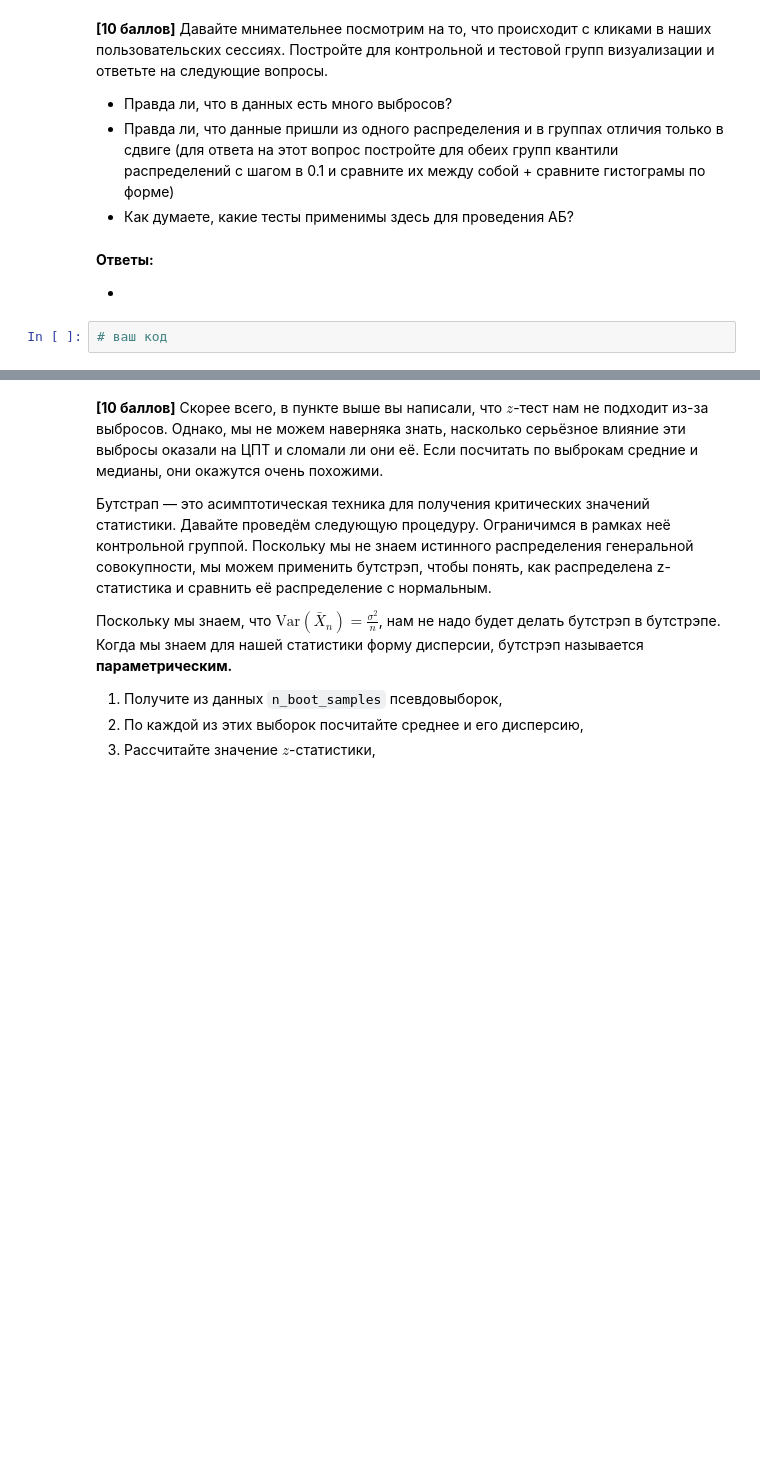
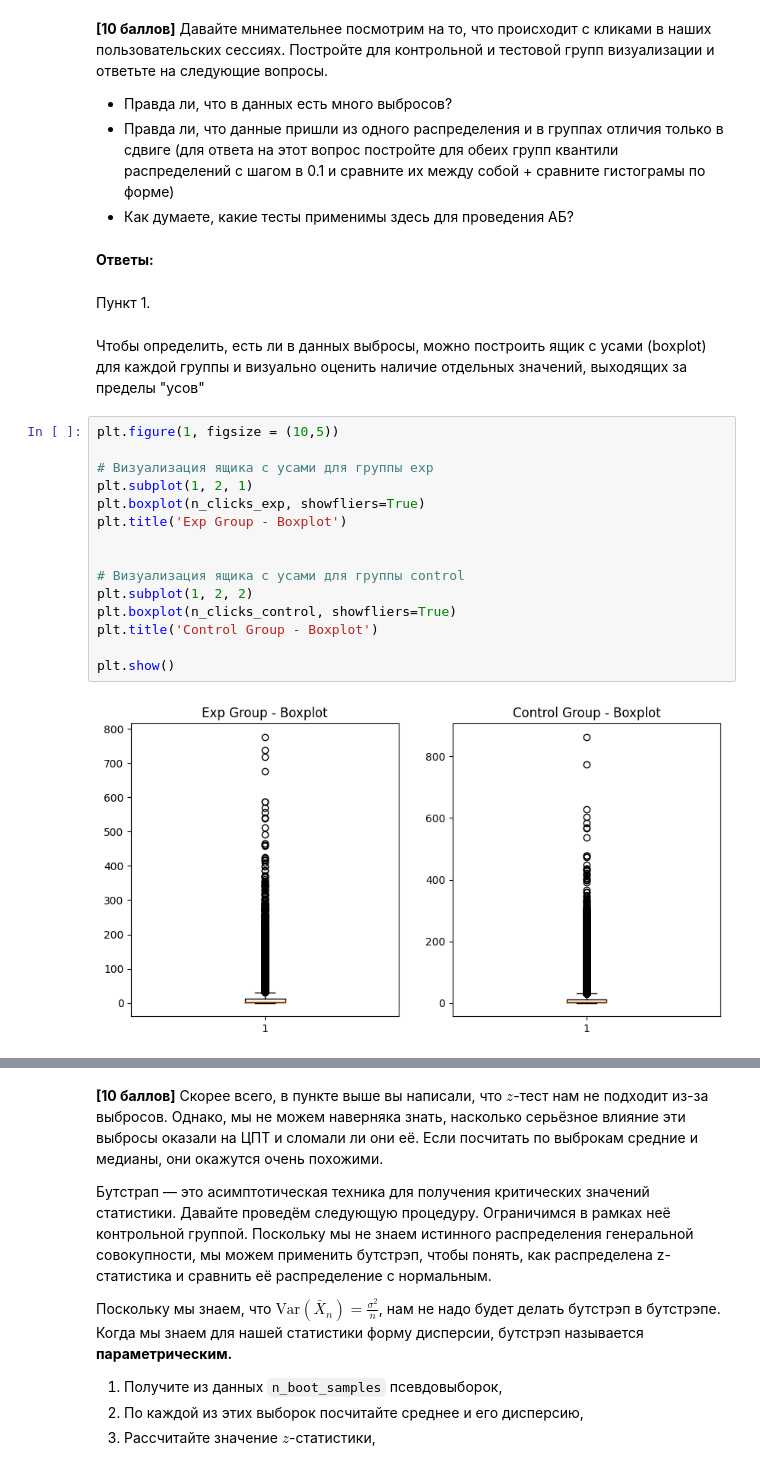
Before and after one commit to Kulikov17/MLDS_math_2022, a Jupyter notebook: hw_matstat/hw03_A-B test_results.ipynb, the cells around one changed output, grey strips where cells are left out. Saved outputs shown, nothing was run; the diff lists cells and outputs as text; blank space fills up the shorter version.

```diff
--- a/hw_matstat/hw03_A-B test_results.ipynb
+++ b/hw_matstat/hw03_A-B test_results.ipynb
@@ -80,7 +80,24 @@ __[10 баллов]__ Давайте мнимательнее посмотрим
 - Как думаете, какие тесты применимы здесь для проведения АБ?
 # %% [markdown]
 **Ответы:**
-
--
-# %%
-# ваш код
+# %% [markdown]
+Пункт 1.
+# %% [markdown]
+Чтобы определить, есть ли в данных выбросы, можно построить ящик с усами (boxplot) для каждой группы и визуально оценить наличие отдельных значений, выходящих за пределы "усов"
+# %%
+plt.figure(1, figsize = (10,5))
+
+# Визуализация ящика с усами для группы exp
+plt.subplot(1, 2, 1)
+plt.boxplot(n_clicks_exp, showfliers=True)
+plt.title('Exp Group - Boxplot')
+
+
+# Визуализация ящика с усами для группы control
+plt.subplot(1, 2, 2)
+plt.boxplot(n_clicks_control, showfliers=True)
+plt.title('Control Group - Boxplot')
+
+plt.show()
+# %% [output]
+[figure, added]
```
Also changed, not shown: parts of 36 cells of this notebook.
